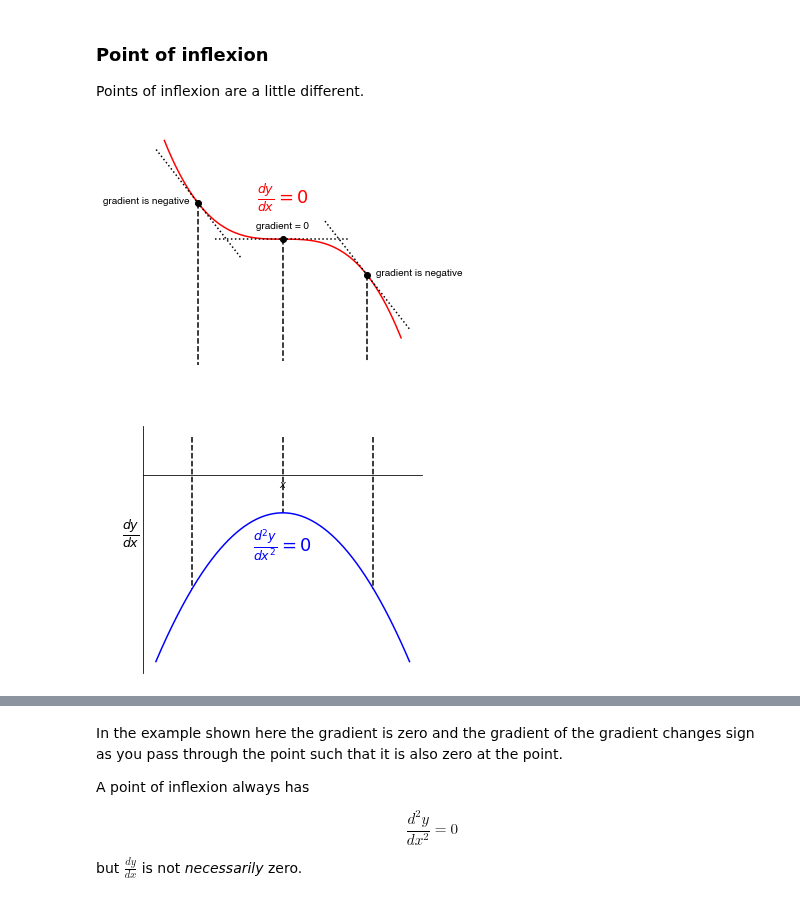
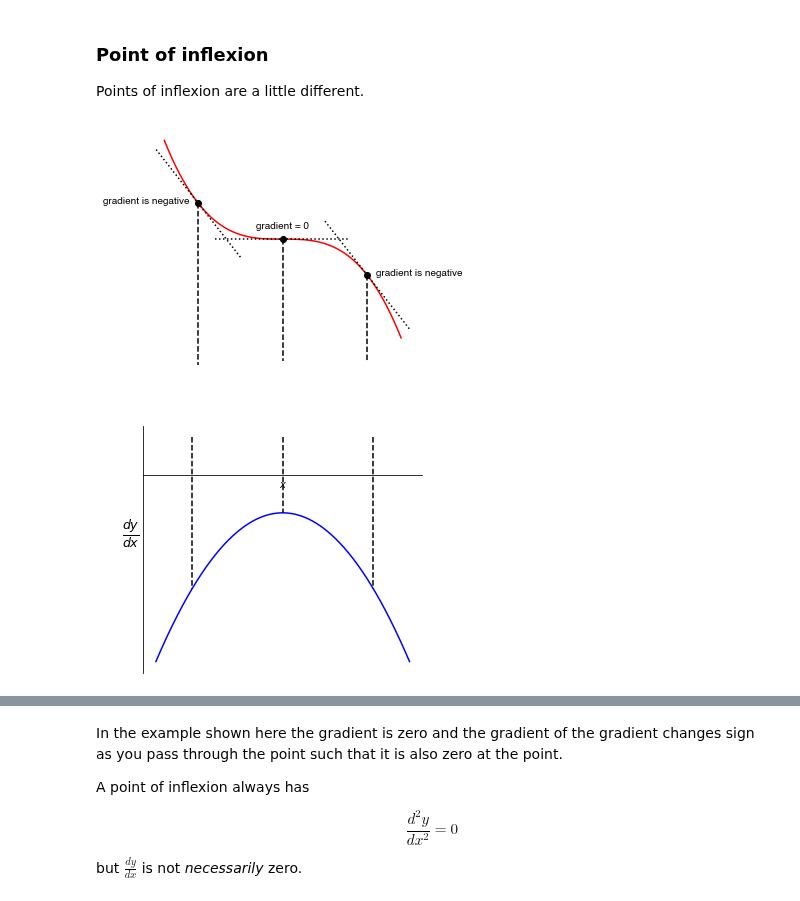
Before and after one commit to philipwfowler/quantitative_biochemistry, a Jupyter notebook: lectures/L03 - Introducing Calculus.ipynb, the cells around one changed output, grey strips where cells are left out. Cells and saved outputs as stored; diff of their text form; code cells hidden in the pictures.

```diff
--- a/lectures/L03 - Introducing Calculus.ipynb
+++ b/lectures/L03 - Introducing Calculus.ipynb
@@ -731,36 +731,36 @@ axis[0].plot(-1,1,'ko')
 axis[0].annotate('gradient is negative',xy=(-1.1,1),c='k',ha='right')
 axis[0].plot((-0.5,-1.5),(-0.5,2.5),'k:')
 
-axis[0].annotate('$\\frac{dy}{dx} = 0$',xy=(0,1),ha='center',fontsize=18,c='r')
+# axis[0].annotate('$\\frac{dy}{dx} = 0$',xy=(0,1),ha='center',fontsize=18,c='r')
 
 axis[0].plot((0,0),(0,-3.375),'k--')
 axis[1].plot((0,0),(1,-1),'k--')
 
 axis[0].plot((1,1),(-1,-3.375),'k--')
 axis[1].plot((1,1),(1,-3),'k--')
 
 axis[0].plot((-1,-1),(1,-3.5),'k--')
 axis[1].plot((-1,-1),(1,-3),'k--')
 
 
 dydx=numpy.concatenate([2*x[x<0]-1,-2*x[x>=0]-1])
 dydx=-2*x**2-1
 # axis[1].spines['left'].set_position('zero')
 axis[1].spines['right'].set_color('none')
 axis[1].spines['bottom'].set_position('zero')
 axis[1].spines['top'].set_color('none')
 axis[1].set_xlabel('$x$')
 axis[1].set_ylabel('$\\frac{dy}{dx}$',rotation=0,fontsize=18,ha='right')
 axis[1].tick_params(axis='both',which='both',bottom=False,top=False,labelbottom=False,labelleft=False,left=False)
 axis[1].tick_params(axis='y',which='both',bottom=False,top=False,labelbottom=False)
-axis[1].annotate('$\\frac{d^2y}{dx^2} = 0$',xy=(0,-2),ha='center',fontsize=18,c='b')
+# axis[1].annotate('$\\frac{d^2y}{dx^2} = 0$',xy=(0,-2),ha='center',fontsize=18,c='b')
 axis[1].plot(x, dydx,'b-')
 
 plt.show()
 
 code_toggle()
 # %% [output]
-[figure, old version]
+[figure, new version]
 [interactive output not drawn]
 # %% [markdown]
 In the example shown here the gradient is zero and the gradient of the gradient changes sign as you pass through the point such that it is also zero at the point.
```
Also changed, not shown: parts of 3 cells of this notebook, 9 other files.
